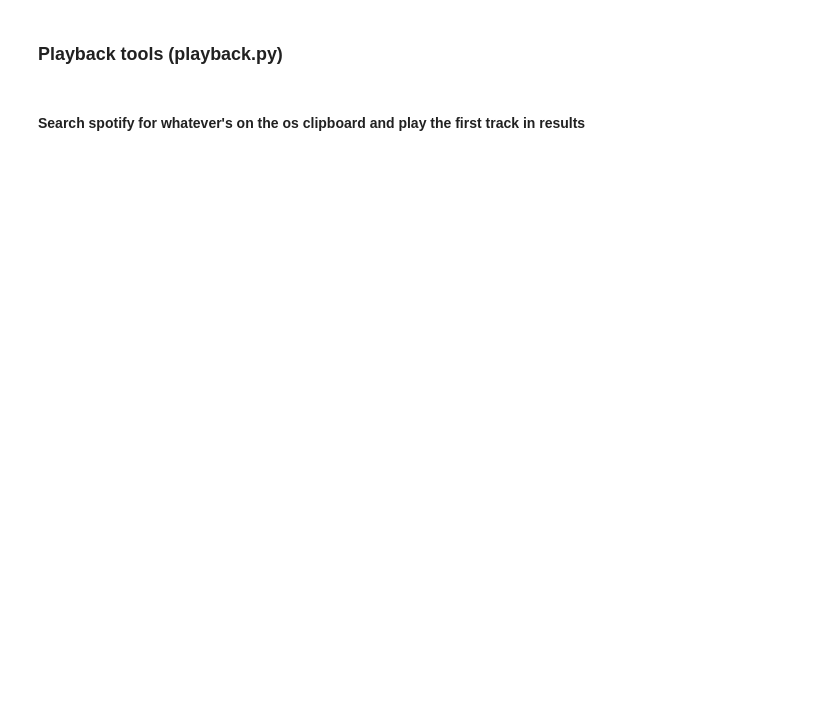
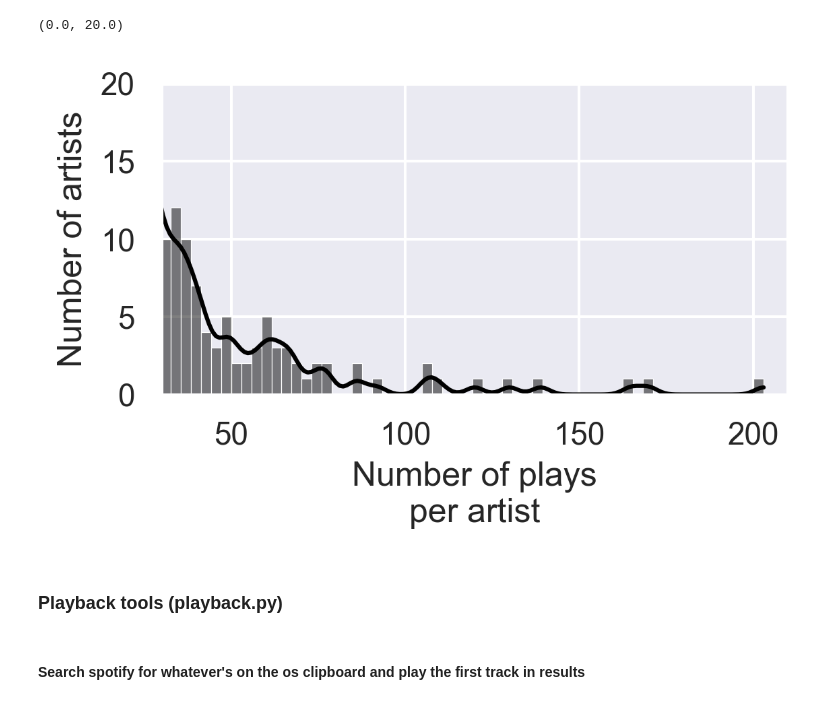
Before and after one commit to johnpcooper/topspot, a Jupyter notebook: notebooks/wiki.ipynb, the cells around one changed output. Cells and saved outputs as stored; diff of their text form; code cells hidden in the pictures; blank space fills up the shorter version.

```diff
--- a/notebooks/wiki.ipynb
+++ b/notebooks/wiki.ipynb
@@ -52,3 +108,17 @@ len(df)
+# %%
+fig = plt.figure(figsize=(4, 2))
+fig.set_dpi(300)
+ax = fig.add_subplot(111)
+sns.histplot(x='played_at', data=table, ax=ax, kde=True, color='black', bins=70)
+# ax.hist(table.played_at, density=True)
+ax.set_ylabel('Number of artists')
+ax.set_xlabel('Number of plays\nper artist')
+ax.axvline(1, linewidth=1, color='red', alpha=0.3)
+ax.set_xlim(30, 210)
+ax.set_ylim(0, 20)
+# %% [output]
+(0.0, 20.0)
+[figure, added]
 # %% [markdown]
 ### Playback tools (playback.py)
 # %% [markdown]
```
Also changed, not shown: parts of 18 cells of this notebook.
